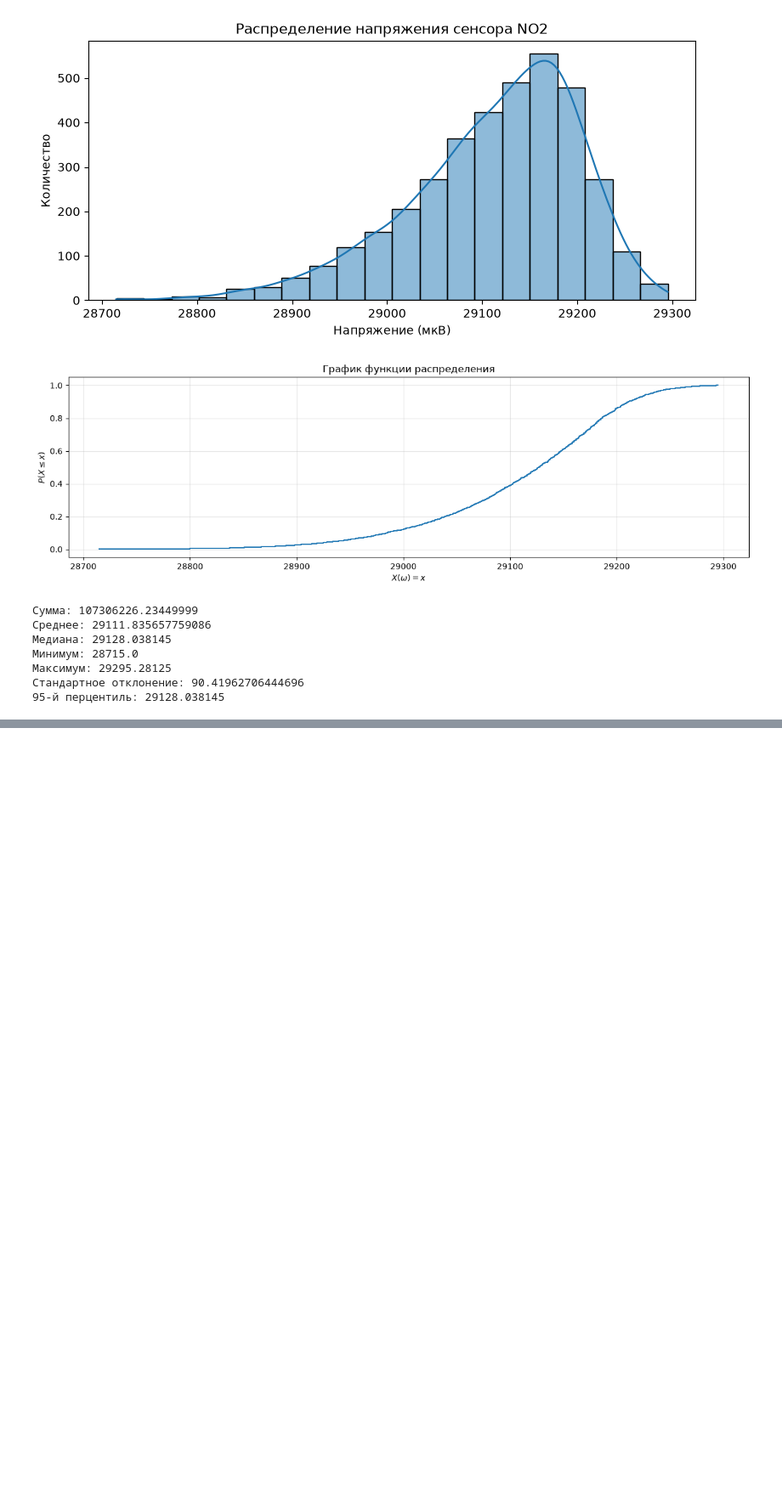
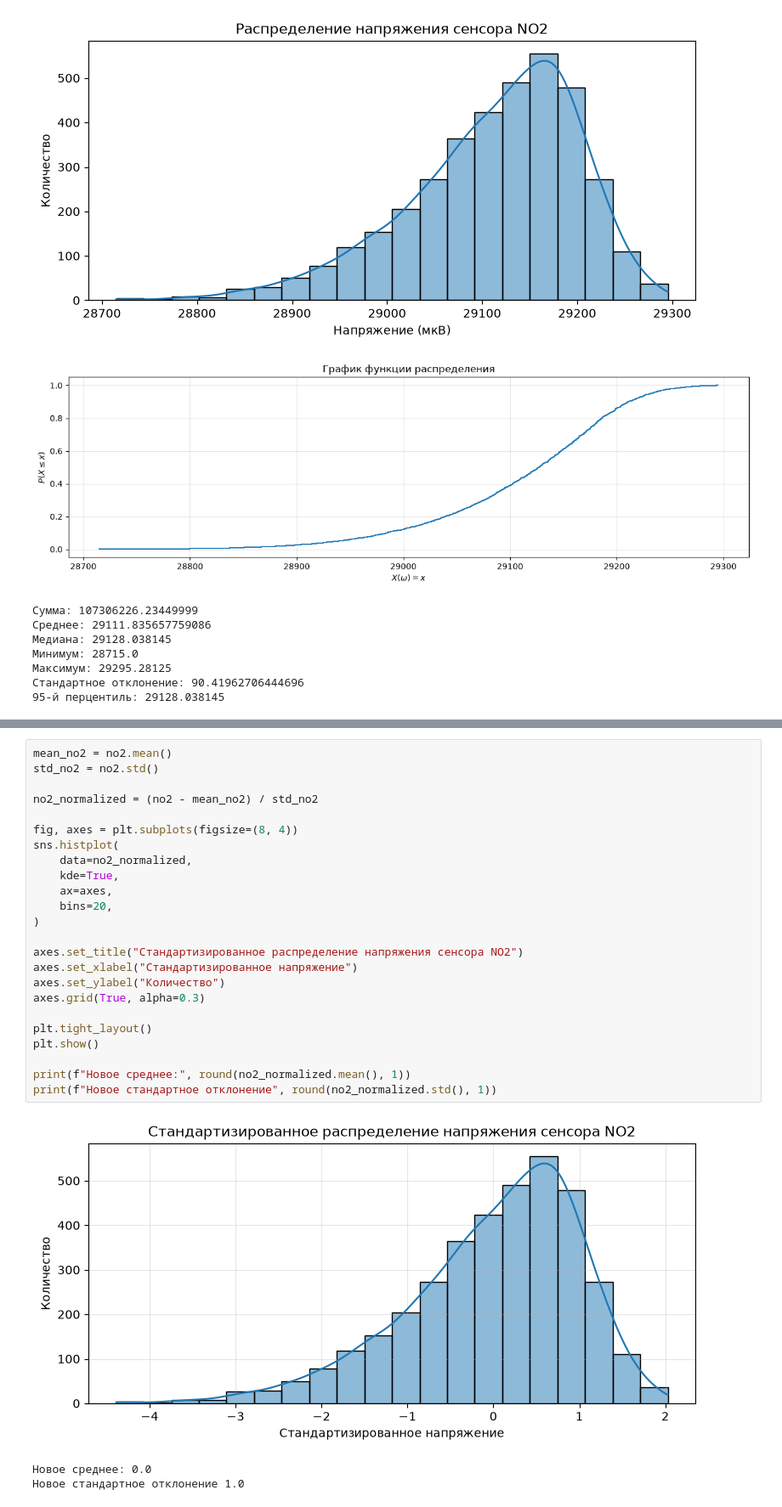
Before and after one commit to ffriewrya/lab01, a Jupyter notebook: lab01.ipynb, the cells around one changed output, grey strips where cells are left out. Shown at 85% size. Saved outputs shown, nothing was run; the diff lists cells and outputs as text; blank space fills up the shorter version.

```diff
--- a/lab01.ipynb
+++ b/lab01.ipynb
@@ -96,0 +106,28 @@ print("95-й перцентиль:", no2.quantile(0.5))
+# %%
+mean_no2 = no2.mean()
+std_no2 = no2.std()
+
+no2_normalized = (no2 - mean_no2) / std_no2
+
+fig, axes = plt.subplots(figsize=(8, 4))
+sns.histplot(
+    data=no2_normalized,
+    kde=True,
+    ax=axes,
+    bins=20,
+)
+
+axes.set_title("Стандартизированное распределение напряжения сенсора NO2")
+axes.set_xlabel("Стандартизированное напряжение")
+axes.set_ylabel("Количество")
+axes.grid(True, alpha=0.3)
+
+plt.tight_layout()
+plt.show()
+
+print(f"Новое среднее:", round(no2_normalized.mean(), 1))
+print(f"Новое стандартное отклонение", round(no2_normalized.std(), 1))
+# %% [output]
+[figure, added]
+Новое среднее: 0.0
+Новое стандартное отклонение 1.0
```
Also changed, not shown: parts of 1 cell of this notebook.
